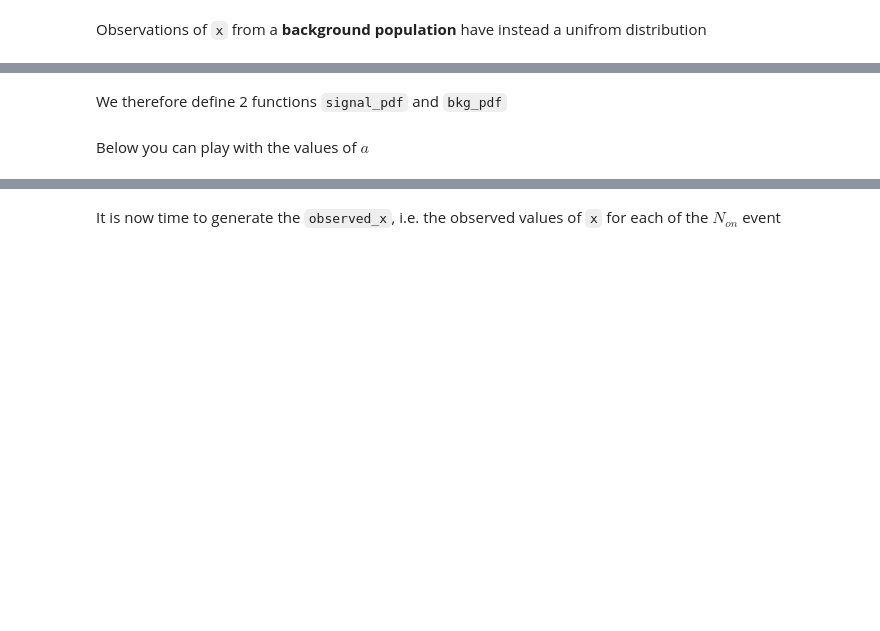
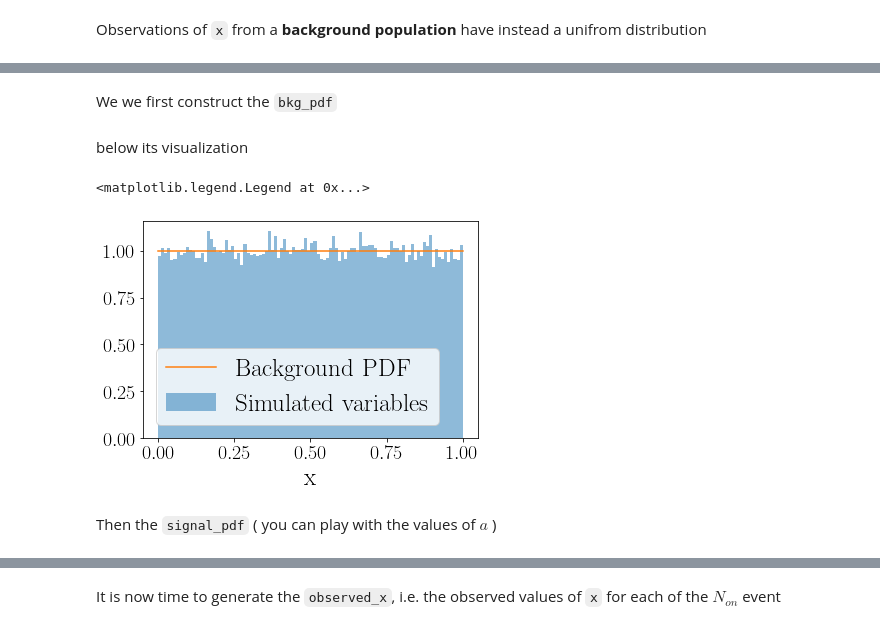
Before and after one commit to giacomodamico24/BASiL, a Jupyter notebook: notebooks/basilpy_tutorial.ipynb, the cells around one changed output, grey strips where cells are left out. Cells and saved outputs as stored; diff of their text form; code cells hidden in the pictures; blank space fills up the shorter version.

```diff
--- a/notebooks/basilpy_tutorial.ipynb
+++ b/notebooks/basilpy_tutorial.ipynb
@@ -151,4 +156,2 @@ Observations of `x` from a **background population** have instead a unifrom dist
 # %% [markdown]
-We therefore define 2 functions `signal_pdf` and `bkg_pdf`
+We we first construct the `bkg_pdf`
-# %% [markdown]
-Below you can play with the values of $a$
@@ -159,0 +161,15 @@ bkg_pdf    = lambda x: np.ones_like(x)
+# %% [markdown]
+below its visualization
+# %%
+x = bkg_pdf.fake(50000)
+plt.hist(x, alpha=0.5, density=True,bins=100, label="Simulated variables")
+#
+t = np.linspace(0,1,1000)
+plt.plot(t, bkg_pdf(t),label="Background PDF")
+plt.xlabel("x")
+plt.legend()
+# %% [output]
+<matplotlib.legend.Legend at 0x...>
+[figure, added]
+# %% [markdown]
+Then the `signal_pdf`  ( you can play with the values of $a$ )
```
Also changed, not shown: parts of 46 cells of this notebook, 2 other files.
